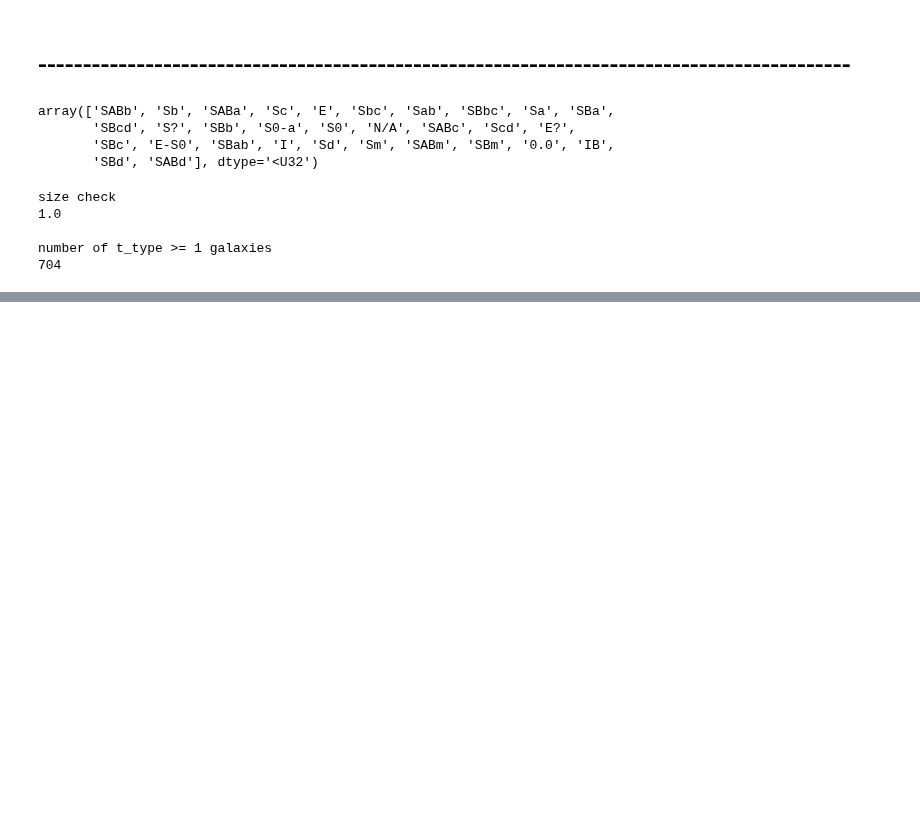
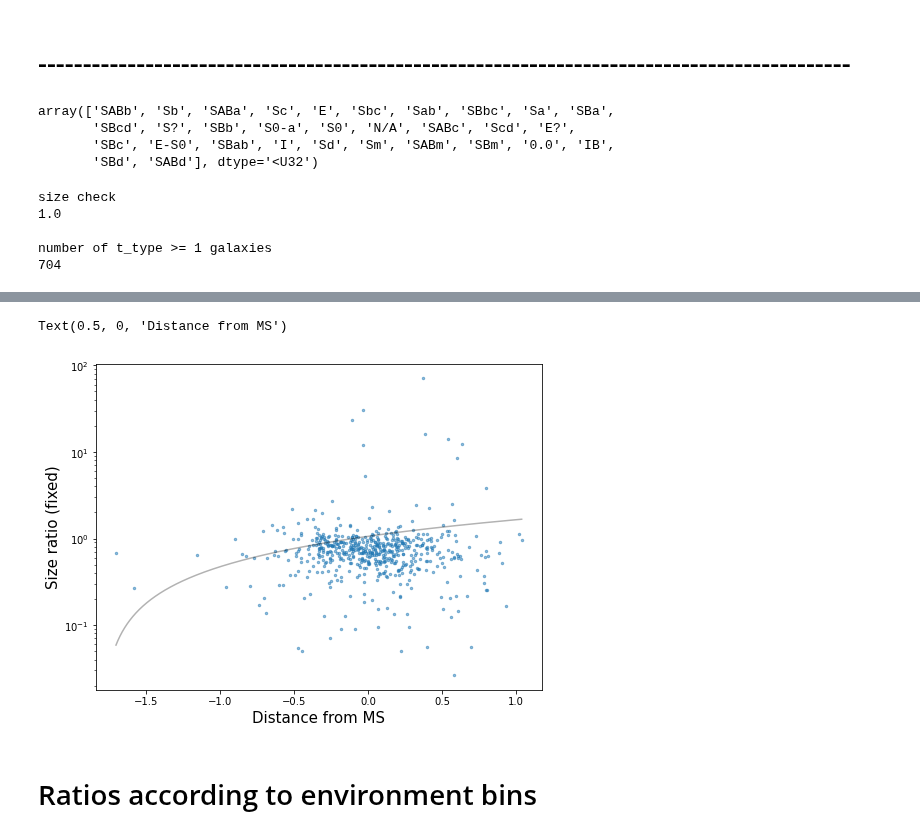
Before and after one commit to Kyssuber/research, a Jupyter notebook: disk_size_comparison.ipynb, the cells around one changed output, grey strips where cells are left out. Cells and saved outputs as stored; diff of their text form; code cells hidden in the pictures; blank space fills up the shorter version.

```diff
--- a/disk_size_comparison.ipynb
+++ b/disk_size_comparison.ipynb
@@ -386,0 +525,21 @@ for i in range(1,5):
+# %%
+#alternatively, I plot distance from MS vs. size ratio, or vice versa...may be more
+#revealing...
+#Distance = (| a*x1 + b*y1 + c |) / (sqrt( a*a + b*b))
+
+d2 = (0.47*Mstar[t2_error] - SFR[t2_error] - 4.88) / (np.sqrt(0.47**2 + 1**2))
+# %%
+plt.figure(figsize=(8,6))
+plt.scatter(d2,re_ratio_2,s=6,alpha=0.5)
+#fit trendline
+z = np.polyfit(d2,re_ratio_2,1)
+x = np.arange(np.min(d2),np.max(d2),0.001)
+plt.plot(x,z[0]*x + z[1],'black',alpha=0.3)
+plt.yscale('log')
+plt.ylabel('Size ratio (fixed)',fontsize=15)
+plt.xlabel('Distance from MS',fontsize=15)
+# %% [output]
+Text(0.5, 0, 'Distance from MS')
+[figure, added]
+# %% [markdown]
+# Ratios according to environment bins
```
Also changed, not shown: parts of 32 cells of this notebook, 1 other file.
